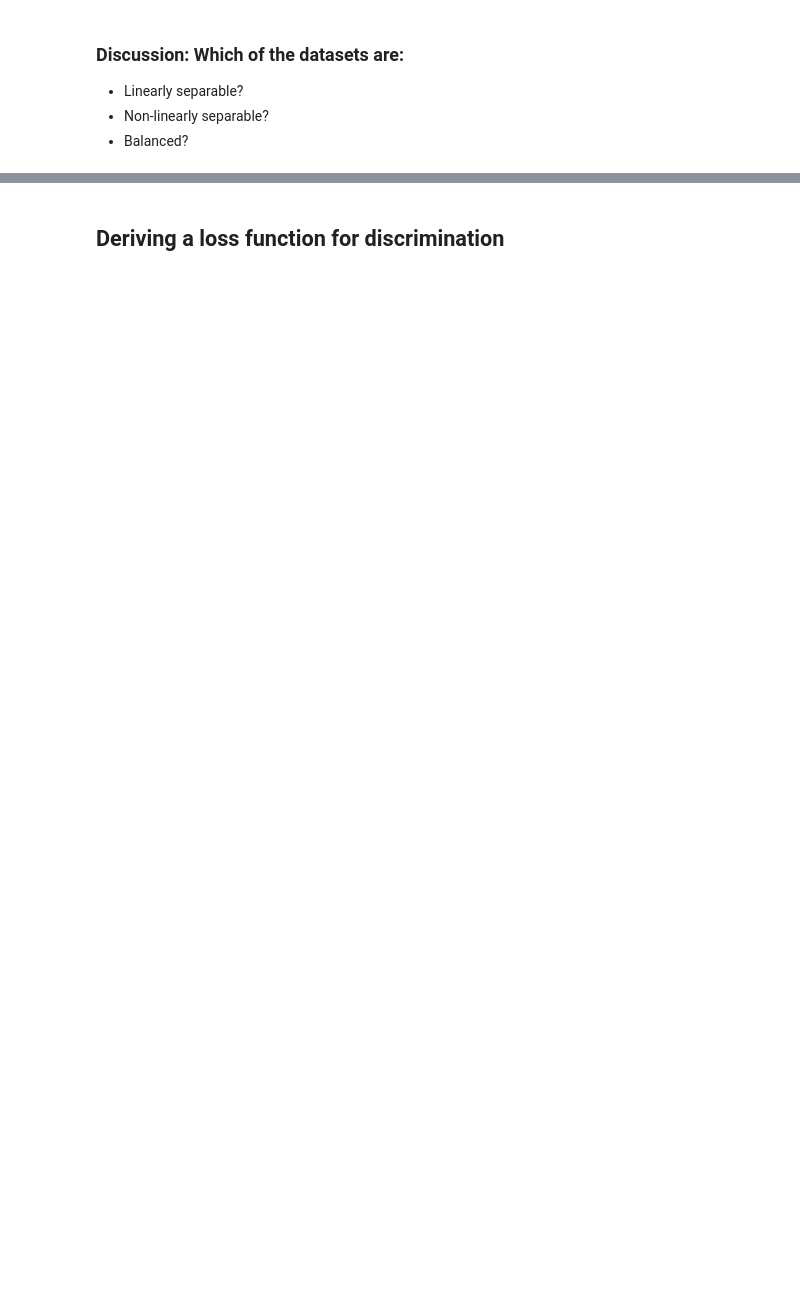
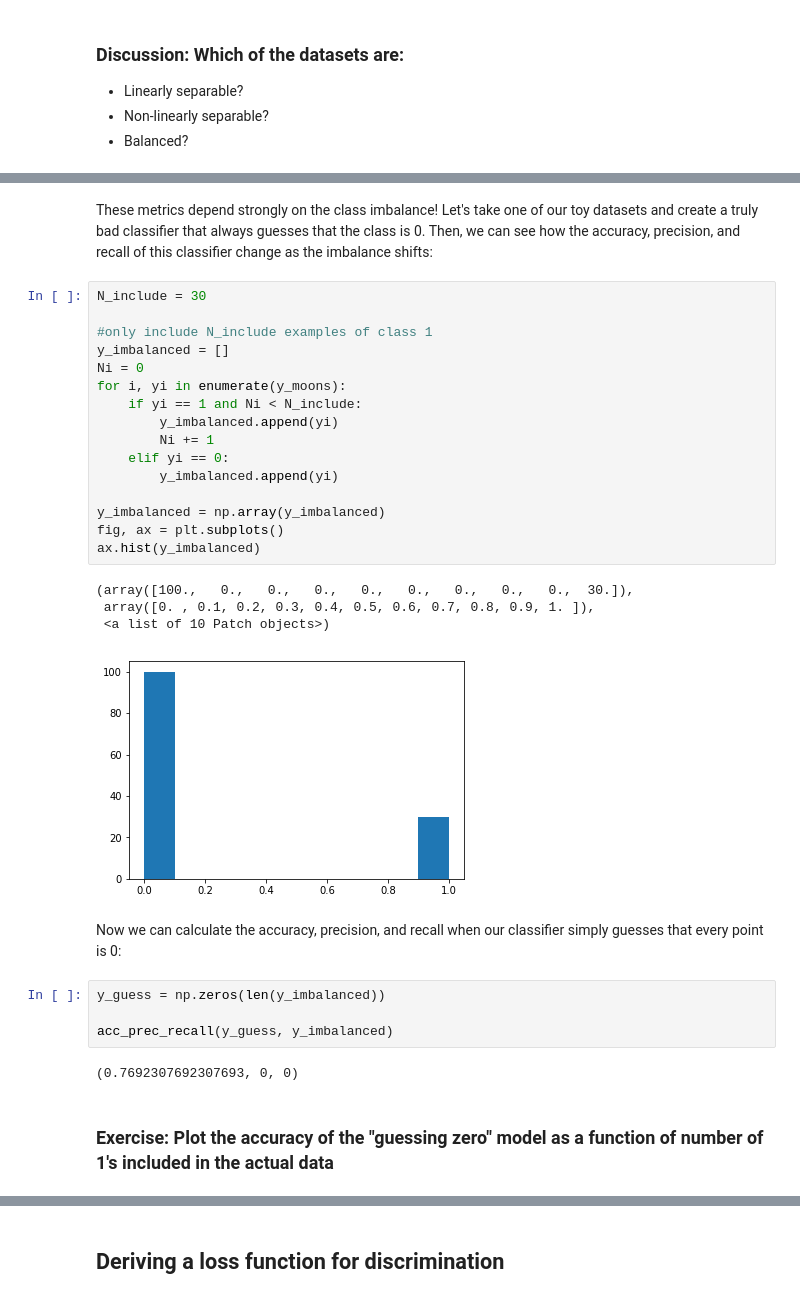
Before and after one commit to medford-group/data_analytics_ChE, a Jupyter notebook: 3-classification/classification_overview.ipynb, the cells around one changed output, grey strips where cells are left out. Cells and saved outputs as stored; diff of their text form; blank space fills up the shorter version.

```diff
--- a/3-classification/classification_overview.ipynb
+++ b/3-classification/classification_overview.ipynb
@@ -182,0 +229,33 @@ Generative models are more difficult to understand, but they have a key advantag
+# %% [markdown]
+These metrics depend strongly on the class imbalance! Let's take one of our toy datasets and create a truly bad classifier that always guesses that the class is 0. Then, we can see how the accuracy, precision, and recall of this classifier change as the imbalance shifts:
+# %%
+N_include = 30
+
+#only include N_include examples of class 1
+y_imbalanced = []
+Ni = 0
+for i, yi in enumerate(y_moons):
+    if yi == 1 and Ni < N_include:
+        y_imbalanced.append(yi)
+        Ni += 1
+    elif yi == 0:
+        y_imbalanced.append(yi)
+
+y_imbalanced = np.array(y_imbalanced)
+fig, ax = plt.subplots()
+ax.hist(y_imbalanced)
+# %% [output]
+(array([100.,   0.,   0.,   0.,   0.,   0.,   0.,   0.,   0.,  30.]),
+ array([0. , 0.1, 0.2, 0.3, 0.4, 0.5, 0.6, 0.7, 0.8, 0.9, 1. ]),
+ <a list of 10 Patch objects>)
+[figure, added]
+# %% [markdown]
+Now we can calculate the accuracy, precision, and recall when our classifier simply guesses that every point is 0:
+# %%
+y_guess = np.zeros(len(y_imbalanced))
+
+acc_prec_recall(y_guess, y_imbalanced)
+# %% [output]
+(0.7692307692307693, 0, 0)
+# %% [markdown]
+### Exercise: Plot the accuracy of the "guessing zero" model as a function of number of 1's included in the actual data
```
Also changed, not shown: parts of 9 cells of this notebook, 1 other file.
